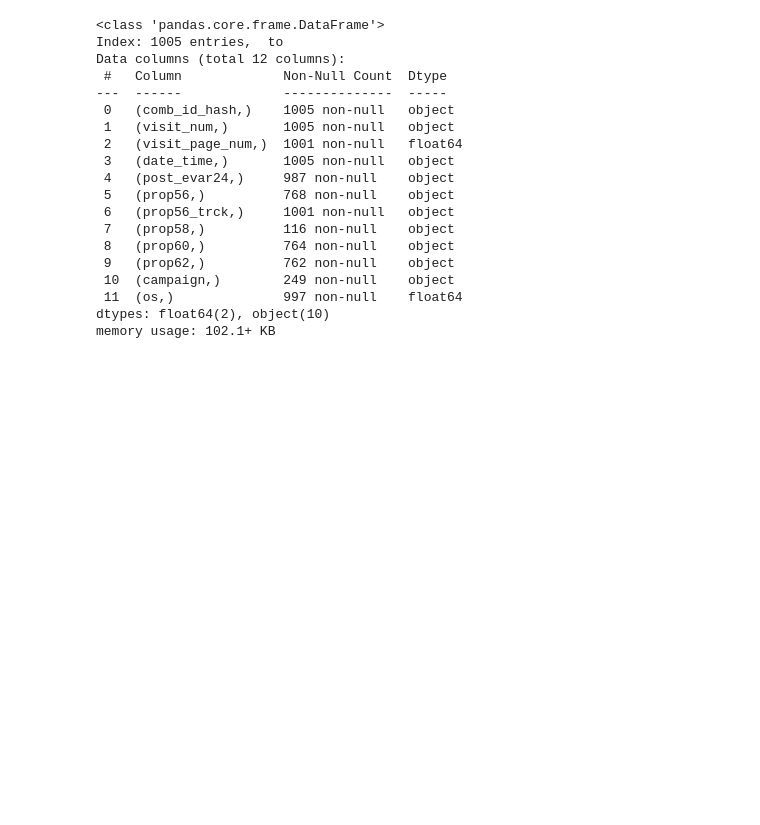
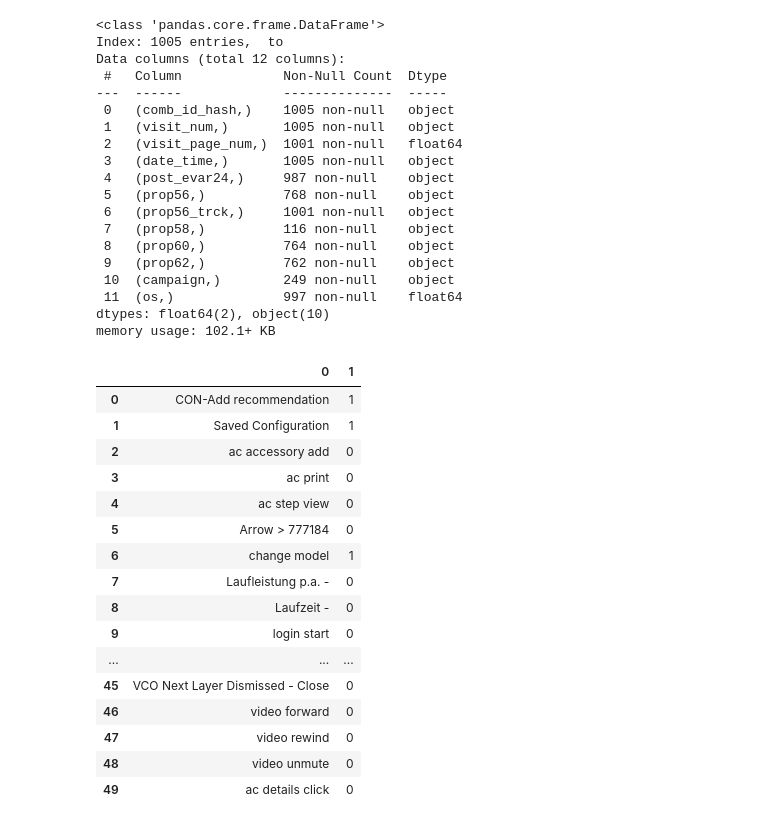
Before and after one commit to Yusuf-Oluwatoki/Python_project, a Jupyter notebook: Data.ipynb, the cells around one changed output. Cells and saved outputs as stored; diff of their text form; code cells hidden in the pictures; blank space fills up the shorter version.

```diff
--- a/Data.ipynb
+++ b/Data.ipynb
@@ -210,3 +210,27 @@ Data columns (total 12 columns):
  11  (os,)              997 non-null    float64
 dtypes: float64(2), object(10)
 memory usage: 102.1+ KB
+# %%
+chunksize = 10 ** 3
+filename= '/content/gdrive/My Drive/Deep/recently_used_events_for_modelling.psv'
+#names=["Sequence", "Start", "End", "Coverage"]
+tp=pd.read_csv(filename,  sep='|',  header=None, error_bad_lines=False)
+tp.head(50)
+# %% [output]
+|  | 0 | 1 |
+| 0 | CON-Add recommendation | 1 |
+| 1 | Saved Configuration | 1 |
+| 2 | ac accessory add | 0 |
+| 3 | ac print | 0 |
+| 4 | ac step view | 0 |
+| 5 | Arrow > 777184 | 0 |
+| 6 | change model | 1 |
+| 7 | Laufleistung p.a. - | 0 |
+| 8 | Laufzeit - | 0 |
+| 9 | login start | 0 |
+| ... | ... | ... |
+| 45 | VCO Next Layer Dismissed - Close | 0 |
+| 46 | video forward | 0 |
+| 47 | video rewind | 0 |
+| 48 | video unmute | 0 |
+| 49 | ac details click | 0 |
```
Also changed, not shown: parts of 2 cells of this notebook, 31 other files.
